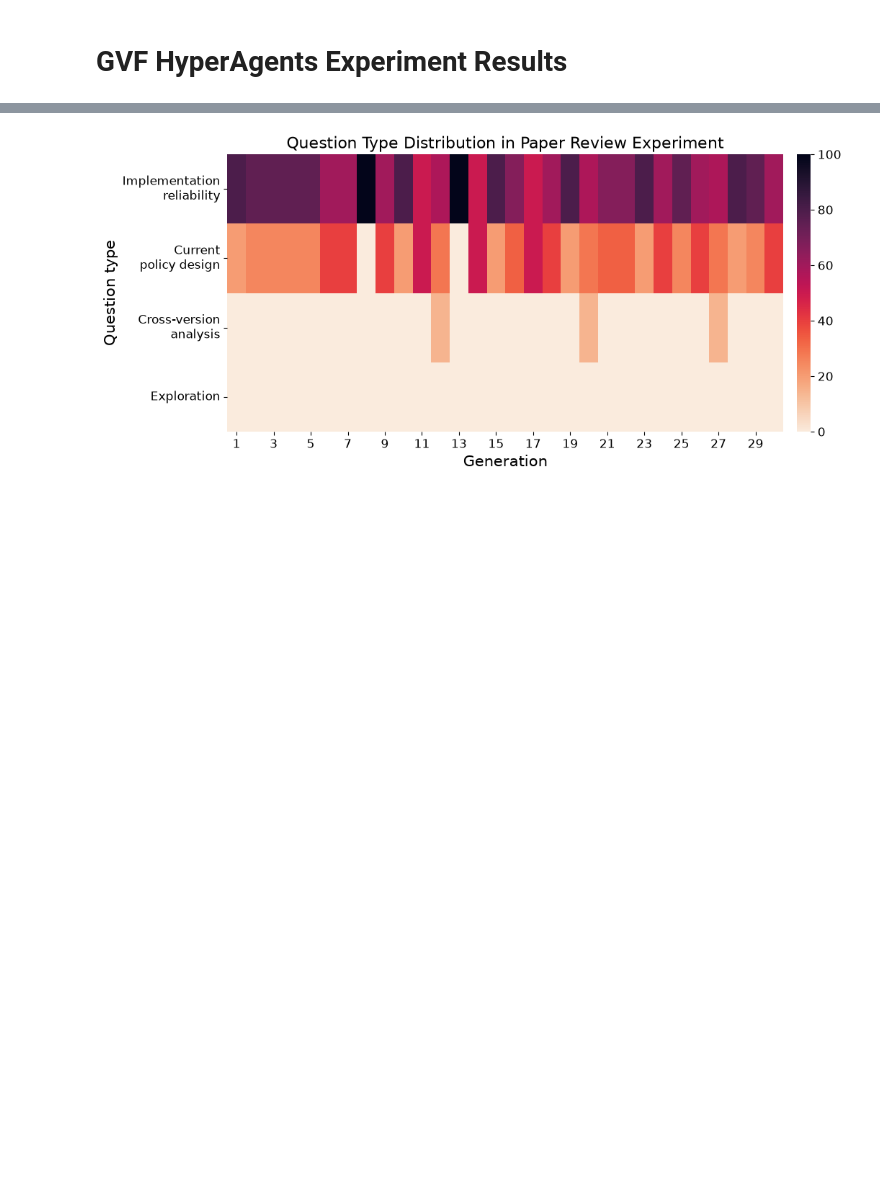
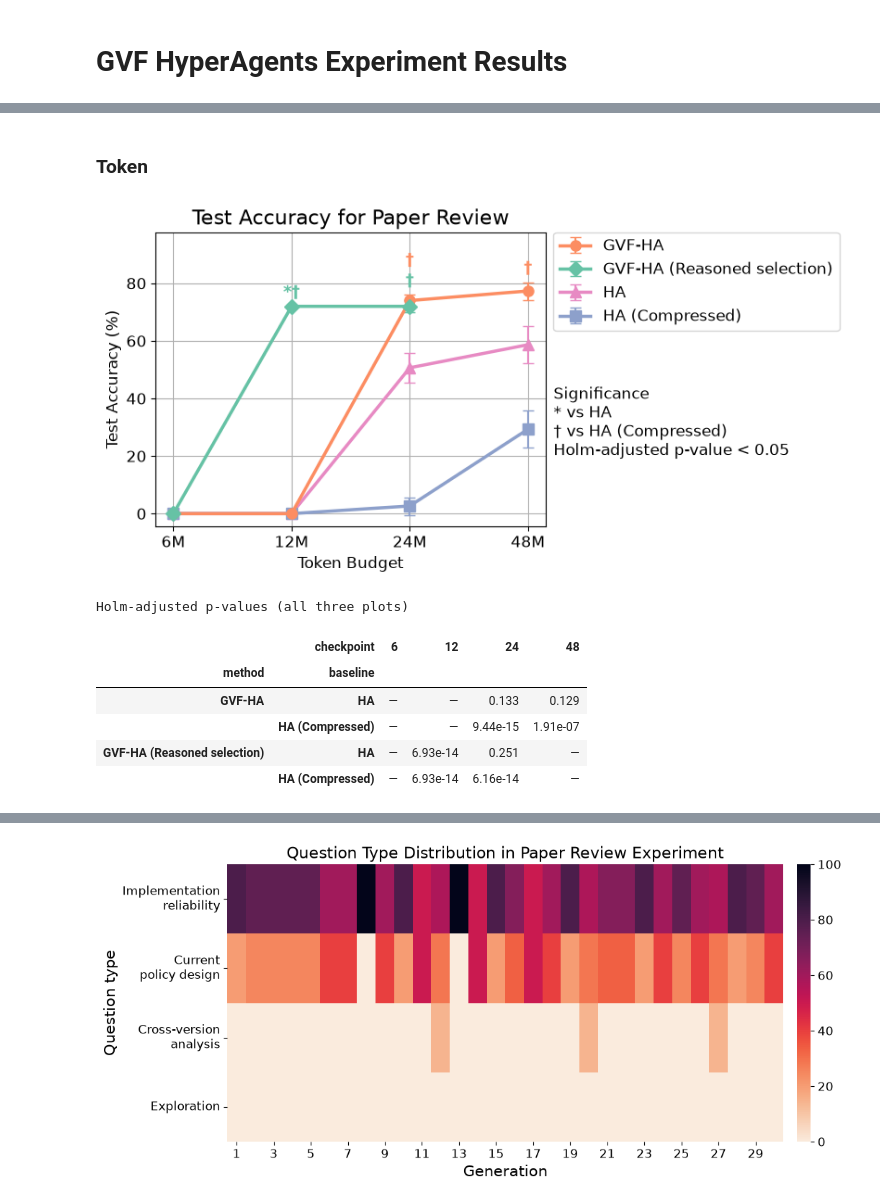
Before and after one commit to mikemikezhu/HyperAgentsInfra, a Jupyter notebook: notebooks/gvf_hyperagents_experiment_results.ipynb, the cells around one changed output, grey strips where cells are left out. Cells and saved outputs as stored; diff of their text form; code cells hidden in the pictures; blank space fills up the shorter version.

```diff
--- a/notebooks/gvf_hyperagents_experiment_results.ipynb
+++ b/notebooks/gvf_hyperagents_experiment_results.ipynb
@@ -133,0 +479,19 @@ plt.show()
+# %% [markdown]
+### Token
+# %%
+token_comparisons = comparisons.xs("token")
+token_fig, token_ax = plot_test_accuracy(
+    token_results, token_comparisons, "Token Budget", "M"
+)
+token_comparisons["p_holm"].unstack("checkpoint").style.format("{:.3g}", na_rep="—").set_caption(
+    "Holm-adjusted p-values (all three plots)"
+)
+# %% [output]
+[figure, added]
+Holm-adjusted p-values (all three plots)
+|  | checkpoint | 6 | 12 | 24 | 48 |
+| method | baseline |  |  |  |  |
+| GVF-HA | HA | — | — | 0.133 | 0.129 |
+|  | HA (Compressed) | — | — | 9.44e-15 | 1.91e-07 |
+| GVF-HA (Reasoned selection) | HA | — | 6.93e-14 | 0.251 | — |
+|  | HA (Compressed) | — | 6.93e-14 | 6.16e-14 | — |
```
Also changed, not shown: parts of 19 cells of this notebook.
